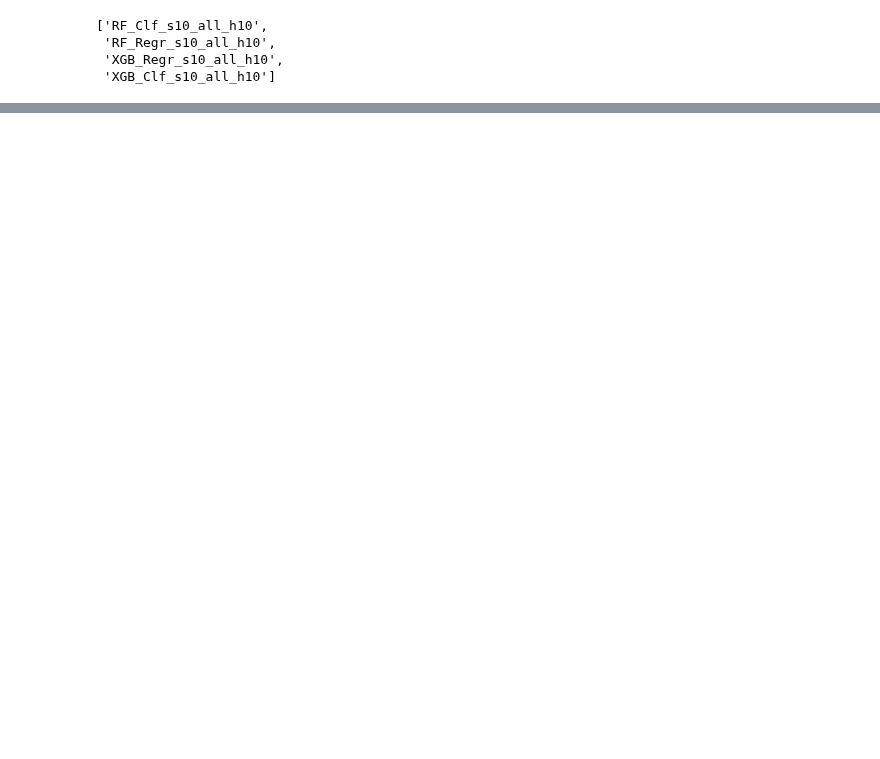
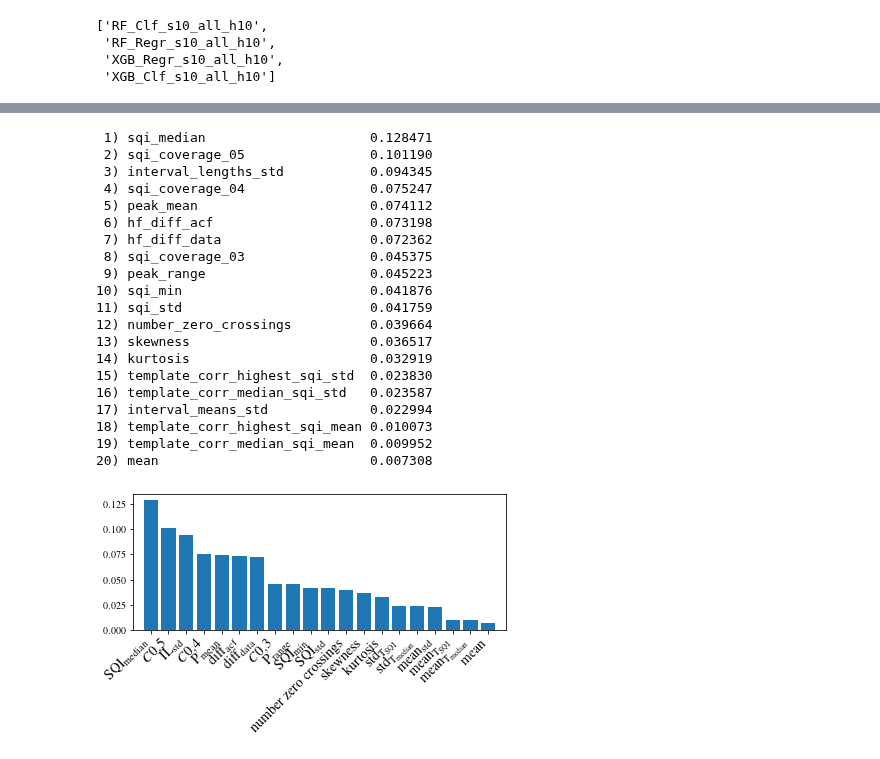
Before and after one commit to Zianor/Bachelorarbeit, a Jupyter notebook: Implementation/src/notebooks/model_tests_s10_h10.ipynb, the cells around one changed output, grey strips where cells are left out. Drawn from its saved outputs; the diff is of its cells as text; code cells hidden in the pictures; blank space fills up the shorter version.

```diff
--- a/Implementation/src/notebooks/model_tests_s10_h10.ipynb
+++ b/Implementation/src/notebooks/model_tests_s10_h10.ipynb
@@ -141,0 +182,39 @@ MAE insgesamt:  21.85
+# %%
+importances = models['RF_Clf_s10_reduced_h10'].clf.model.feature_importances_
+column_names_text = models['RF_Clf_s10_reduced_h10'].features.columns
+columns = models['RF_Clf_s10_reduced_h10'].features.copy()
+columns.columns = [name.replace("_", " ") for name in columns.columns]
+columns.rename(columns=get_latex_column_names(), inplace=True)
+columns = columns.columns
+indices = np.argsort(importances)[::-1]
+for f in range(len(columns)):
+    print("%2d) %-*s %f" % (f + 1, 30,column_names_text[indices[f]], importances[indices[f]]))
+plt.figure(figsize=utils.get_plt_big_size())
+plt.bar(range(len(columns)), importances[indices], align='center')
+plt.xticks(range(len(columns)), [name.replace("_", " ") for name in columns[indices]], fontsize=14, rotation=45, ha="right")
+plt.xlim([-1, len(columns)])
+plt.tight_layout()
+plt.savefig(os.path.join(utils.get_thesis_pic_path(),'rf-clf-reduced-importances.pdf'), bbox_inches='tight',
+                transparent=True, dpi=300)
+# %% [output]
+ 1) sqi_median                     0.128471
+ 2) sqi_coverage_05                0.101190
+ 3) interval_lengths_std           0.094345
+ 4) sqi_coverage_04                0.075247
+ 5) peak_mean                      0.074112
+ 6) hf_diff_acf                    0.073198
+ 7) hf_diff_data                   0.072362
+ 8) sqi_coverage_03                0.045375
+ 9) peak_range                     0.045223
+10) sqi_min                        0.041876
+11) sqi_std                        0.041759
+12) number_zero_crossings          0.039664
+13) skewness                       0.036517
+14) kurtosis                       0.032919
+15) template_corr_highest_sqi_std  0.023830
+16) template_corr_median_sqi_std   0.023587
+17) interval_means_std             0.022994
+18) template_corr_highest_sqi_mean 0.010073
+19) template_corr_median_sqi_mean  0.009952
+20) mean                           0.007308
+[figure, added]
```
Also changed, not shown: parts of 12 cells of this notebook.
